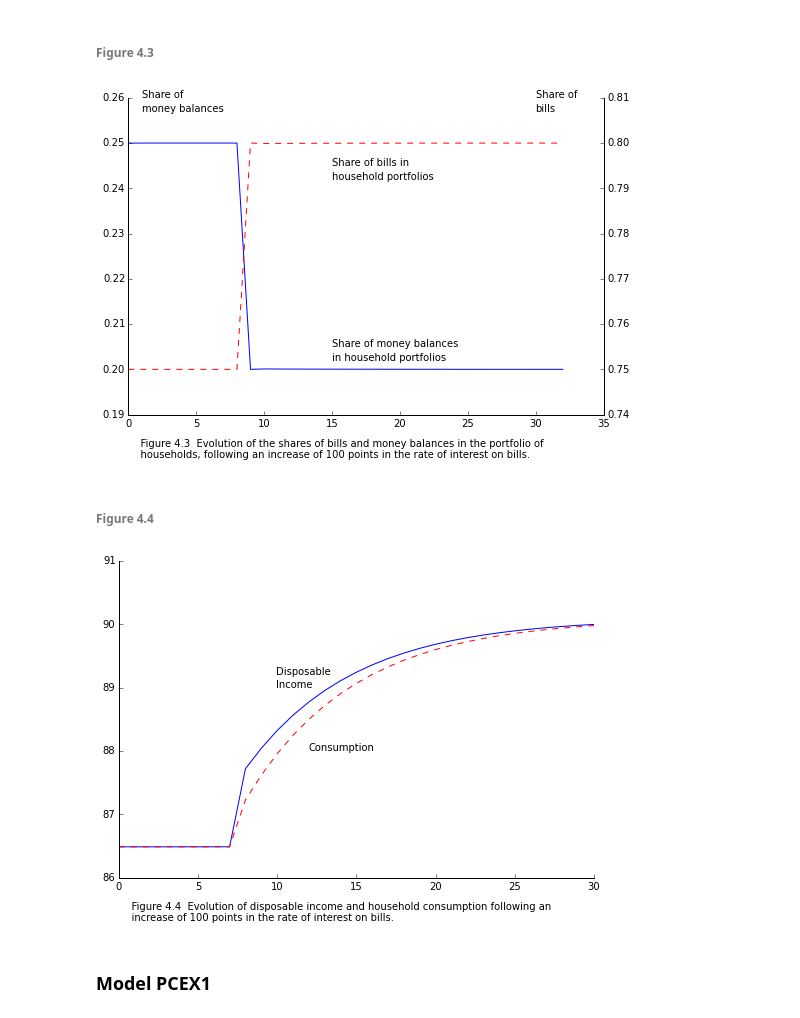
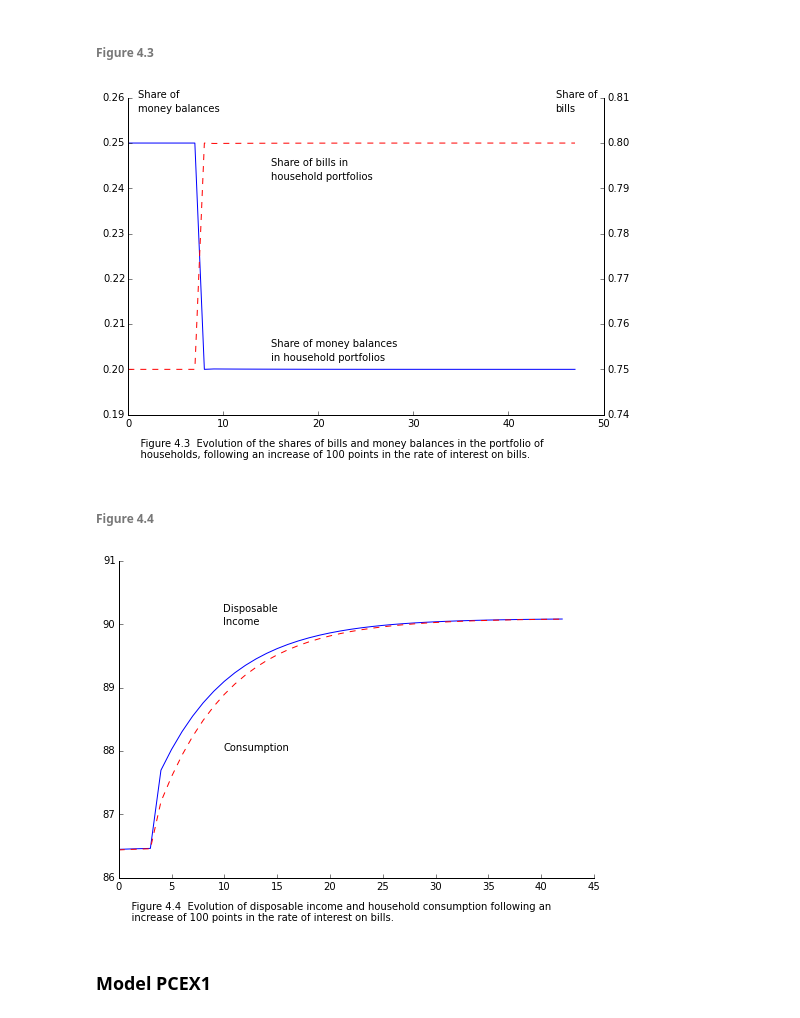
Before and after one commit to kennt/monetary-economics, a Jupyter notebook: Chapter 4 Model PC.ipynb, the cells around one changed output. Saved outputs shown, nothing was run; the diff lists cells and outputs as text; code cells hidden in the pictures.

```diff
--- a/Chapter 4 Model PC.ipynb
+++ b/Chapter 4 Model PC.ipynb
@@ -202,34 +220,40 @@ fig.text(0.1, -.05, caption);
 ### Steady state with increase in interest rate
 # %%
 rate_shock = create_pc_model()
-rate_shock.variables['Bcb'].value = 21.576
-rate_shock.variables['Bh'].value = 64.865
-rate_shock.variables['Bs'].value = 86.441
-rate_shock.variables['Hh'].value = 21.62
-rate_shock.variables['Hs'].value = 21.62
-rate_shock.variables['V'].value = 86.485
-
+rate_shock.set_variables({'Bcb': 21.576,
+                          'Bh': 64.865,
+                          'Bs': 86.441,
+                          'Hh': 21.62,
+                          'Hs': 21.62,
+                          'V': 86.485})
+rate_shock.set_parameters({'alpha1': 0.6,
+                           'alpha2': 0.4,
+                           'lambda0': 0.635,
+                           'lambda1': 5.0,
+                           'lambda2': 0.01,
+                           'G': 20,
+                           'Rbar': 0.025})
 # solve until stable
 for i in xrange(50):
     rate_shock.solve(iterations=100, threshold=1e-5)
     if is_close(rate_shock.solutions[-2], rate_shock.solutions[-1], atol=1e-4):
         break
 
-for i in xrange(30):
+rate_shock.parameters['Rbar'].value = 0.035
+
+for i in xrange(40):
     rate_shock.solve(iterations=100, threshold=1e-5)
-    if i == 5:
-        rate_shock.parameters['R'].value = 0.035
 # %% [markdown]
 ###### Figure 4.3
 # %%
+import matplotlib.pyplot as plt
+
 caption = '''
     Figure 4.3  Evolution of the shares of bills and money balances in the portfolio of
     households, following an increase of 100 points in the rate of interest on bills.'''
-xdata = range(len(rate_shock.solutions))
-hhdata = [s['Hh']/s['V'] for s in rate_shock.solutions]
-bhdata = [s['Bh']/s['V'] for s in rate_shock.solutions]
-
-import matplotlib.pyplot as plt
+xdata = range(len(rate_shock.solutions[15:]))
+hhdata = [s['Hh']/s['V'] for s in rate_shock.solutions[15:]]
+bhdata = [s['Bh']/s['V'] for s in rate_shock.solutions[15:]]
 
 fig = plt.figure()
 axes = fig.add_axes([0.1, 0.1, 1.1, 1.1])
@@ -247,44 +271,44 @@ axes2.plot(xdata, bhdata, linestyle='--', color='r')
 
 plt.text(1, 0.81, 'Share of')
 plt.text(1, 0.807, 'money balances')
-plt.text(30, 0.81, 'Share of')
-plt.text(30, 0.807, 'bills')
+plt.text(45, 0.81, 'Share of')
+plt.text(45, 0.807, 'bills')
 plt.text(15, 0.795, 'Share of bills in')
 plt.text(15, 0.792, 'household portfolios')
 plt.text(15, 0.755, 'Share of money balances')
 plt.text(15, 0.752, 'in household portfolios')
 fig.text(0.1, -.05, caption);
 # %% [output]
-[figure, old version]
+[figure, new version]
 # %% [markdown]
 ###### Figure 4.4
 # %%
+import matplotlib.pyplot as plt
+
 caption = '''
     Figure 4.4  Evolution of disposable income and household consumption following an
     increase of 100 points in the rate of interest on bills. '''
-xdata = range(len(rate_shock.solutions[2:]))
-yddata = [s['YD'] for s in rate_shock.solutions[2:]]
-cdata = [s['C'] for s in rate_shock.solutions[2:]]
-
-import matplotlib.pyplot as plt
+xdata = range(len(rate_shock.solutions[20:]))
+yddata = [s['YD'] for s in rate_shock.solutions[20:]]
+cdata = [s['C'] for s in rate_shock.solutions[20:]]
 
 fig = plt.figure()
 axes = fig.add_axes([0.1, 0.1, 1.1, 1.1])
 axes.tick_params(top='off', right='off')
 axes.spines['top'].set_visible(False)
 axes.spines['right'].set_visible(False)
 axes.set_ylim(86, 91)
 
 axes.plot(xdata, yddata, 'b')
 axes.plot(xdata, cdata, linestyle='--', color='r')
 
 # add labels
-plt.text(10, 89.2, 'Disposable')
-plt.text(10, 89.0, 'Income')
-plt.text(12, 88, 'Consumption')
+plt.text(10, 90.2, 'Disposable')
+plt.text(10, 90.0, 'Income')
+plt.text(10, 88, 'Consumption')
 fig.text(0.1, -0.05, caption);
 # %% [output]
-[figure, old version]
+[figure, new version]
 # %% [markdown]
 ### Model PCEX1
 # %%
```
Also changed, not shown: parts of 16 cells of this notebook, 3 other files.
